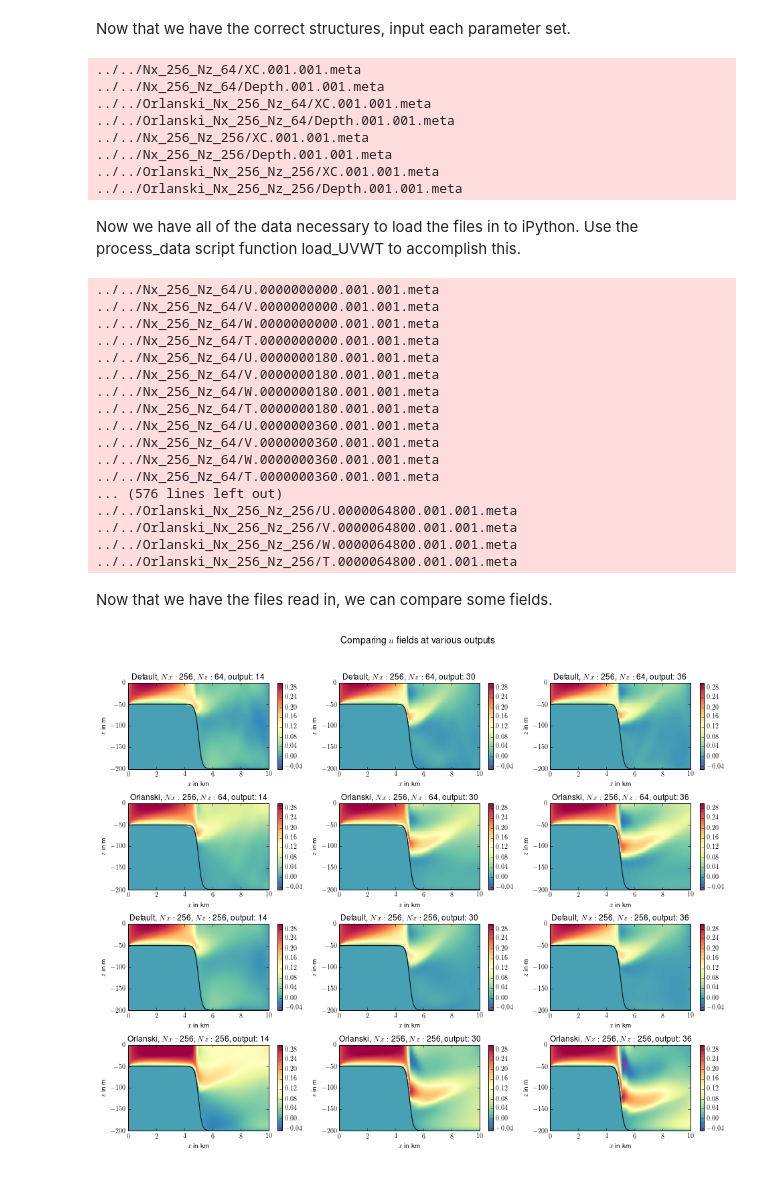
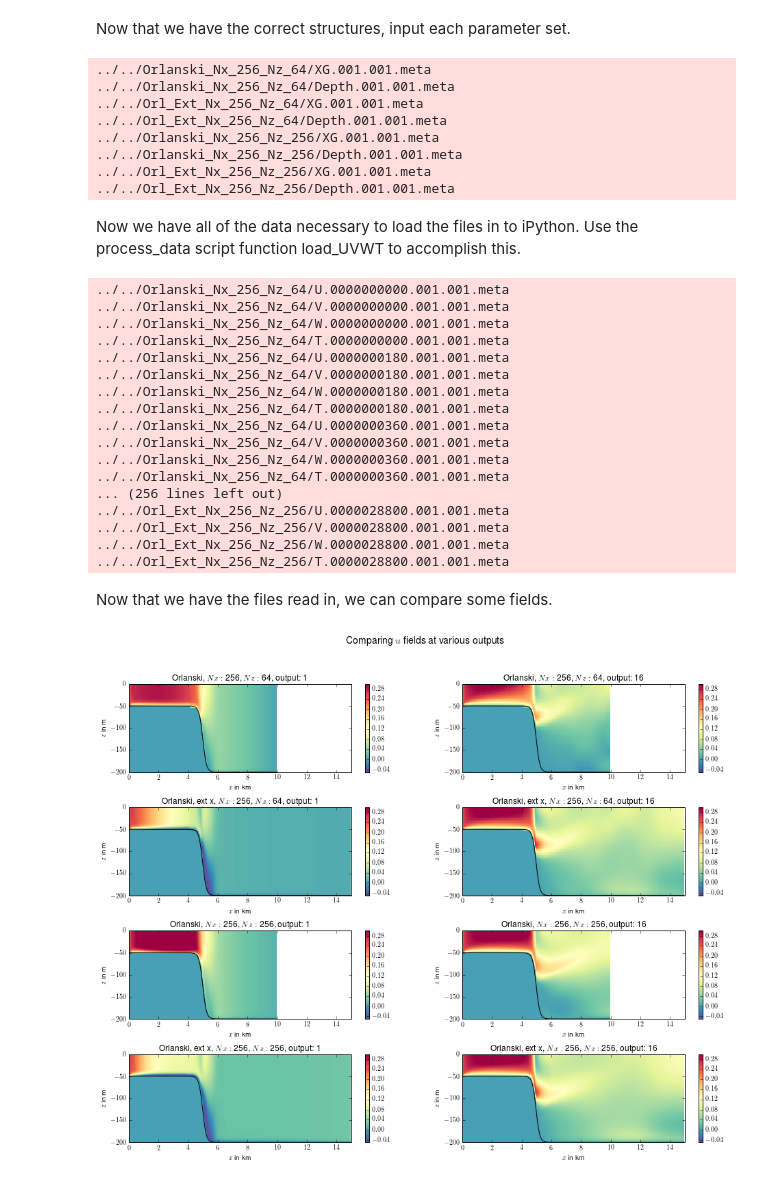
Before and after one commit to UBC-MOAD/flow_separation, a Jupyter notebook: notebooks_2D_runs/compare_simulations.ipynb, the cells around one changed output. Saved outputs shown, nothing was run; the diff lists cells and outputs as text; code cells hidden in the pictures.

Commit message:
Updated notebooks for larger x domain runs, higher resolution runs with Orlanski conditions.

```diff
--- a/notebooks_2D_runs/compare_simulations.ipynb
+++ b/notebooks_2D_runs/compare_simulations.ipynb
@@ -49,20 +49,20 @@ _Nz[0] = 64; _Nz[1] = 64; _Nz[2] = 256; _Nz[3] = 256;
 _total_depth[0] = 200; _total_depth[1] = 200; _total_depth[2] = 200; _total_depth[3] = 200;
 
 # directories
-_dir[0] = '../../Nx_%d_Nz_%d' % (_Nx[0],_Nz[0]);
-_dir[1] = '../../Orlanski_Nx_%d_Nz_%d' % (_Nx[1],_Nz[1]);
-_dir[2] = '../../Nx_%d_Nz_%d' % (_Nx[2],_Nz[2]);
-_dir[3] = '../../Orlanski_Nx_%d_Nz_%d' % (_Nx[3],_Nz[3]);
+_dir[0] = '../../Orlanski_Nx_%d_Nz_%d' % (_Nx[0],_Nz[0]);
+_dir[1] = '../../Orl_Ext_Nx_%d_Nz_%d' % (_Nx[1],_Nz[1]);
+_dir[2] = '../../Orlanski_Nx_%d_Nz_%d' % (_Nx[2],_Nz[2]);
+_dir[3] = '../../Orl_Ext_Nx_%d_Nz_%d' % (_Nx[3],_Nz[3]);
 
 # used for titling plots
-_title[0] = r'Default, $Nx:$ %d, $Nz:$ %d' % (_Nx[0],_Nz[0])
-_title[1] = r'Orlanski, $Nx:$ %d, $Nz:$ %d' % (_Nx[1],_Nz[1])
-_title[2] = r'Default, $Nx:$ %d, $Nz:$ %d' % (_Nx[2],_Nz[2])
-_title[3] = r'Orlanski, $Nx:$ %d, $Nz:$ %d' % (_Nx[3],_Nz[3])
+_title[0] = r'Orlanski, $Nx:$ %d, $Nz:$ %d' % (_Nx[0],_Nz[0])
+_title[1] = r'Orlanski, ext x, $Nx:$ %d, $Nz:$ %d' % (_Nx[1],_Nz[1])
+_title[2] = r'Orlanski, $Nx:$ %d, $Nz:$ %d' % (_Nx[2],_Nz[2])
+_title[3] = r'Orlanski, ext x, $Nx:$ %d, $Nz:$ %d' % (_Nx[3],_Nz[3])
 
 # loop through and read/generate the x and z coordinate arrays
 for _ii in range(0,_Ncomps):
-    _x[_ii] = rdmds(_dir[_ii]+'/XC');
+    _x[_ii] = rdmds(_dir[_ii]+'/XG');
     _z[_ii] = np.linspace(-_total_depth[_ii],0,_Nz[_ii]);
     _z[_ii] = _z[_ii][::-1];
     _depth[_ii] = np.squeeze(rdmds(_dir[_ii]+'/Depth'));
@@ -70,16 +70,16 @@ for _ii in range(0,_Ncomps):
 # timestepping parameters RLI: load from data file? probably unnecessary
 _dt[0] = 10; _dt[1] = 10; _dt[2] = 1; _dt[3] = 1;
 _output_dt = 1800;
-_final_t = 64800+_output_dt;
+_final_t = 28800+_output_dt;
 # %% [output]
-../../Nx_256_Nz_64/XC.001.001.meta
-../../Nx_256_Nz_64/Depth.001.001.meta
-../../Orlanski_Nx_256_Nz_64/XC.001.001.meta
+../../Orlanski_Nx_256_Nz_64/XG.001.001.meta
 ../../Orlanski_Nx_256_Nz_64/Depth.001.001.meta
-../../Nx_256_Nz_256/XC.001.001.meta
-../../Nx_256_Nz_256/Depth.001.001.meta
-../../Orlanski_Nx_256_Nz_256/XC.001.001.meta
+../../Orl_Ext_Nx_256_Nz_64/XG.001.001.meta
+../../Orl_Ext_Nx_256_Nz_64/Depth.001.001.meta
+../../Orlanski_Nx_256_Nz_256/XG.001.001.meta
 ../../Orlanski_Nx_256_Nz_256/Depth.001.001.meta
+../../Orl_Ext_Nx_256_Nz_256/XG.001.001.meta
+../../Orl_Ext_Nx_256_Nz_256/Depth.001.001.meta
 # %% [markdown]
 Now we have all of the data necessary to load the files in to iPython. Use the process_data script function load_UVWT to accomplish this.
 # %%
@@ -89,55 +89,56 @@ for _ii in range(0,_Ncomps):
     _out_files[_ii] = np.arange(0,_final_t/_dt[_ii],_output_dt/_dt[_ii]);
     [_U[_ii],_V[_ii],_W[_ii],_T[_ii]] = pd.load_UVWT(_Nx[_ii],_Nz[_ii],_dir[_ii],_out_files[_ii]);
 # %% [output]
-../../Nx_256_Nz_64/U.0000000000.001.001.meta
-../../Nx_256_Nz_64/V.0000000000.001.001.meta
-../../Nx_256_Nz_64/W.0000000000.001.001.meta
-../../Nx_256_Nz_64/T.0000000000.001.001.meta
-../../Nx_256_Nz_64/U.0000000180.001.001.meta
-../../Nx_256_Nz_64/V.0000000180.001.001.meta
-../../Nx_256_Nz_64/W.0000000180.001.001.meta
-../../Nx_256_Nz_64/T.0000000180.001.001.meta
-../../Nx_256_Nz_64/U.0000000360.001.001.meta
-../../Nx_256_Nz_64/V.0000000360.001.001.meta
-../../Nx_256_Nz_64/W.0000000360.001.001.meta
-../../Nx_256_Nz_64/T.0000000360.001.001.meta
-... (576 lines left out)
-../../Orlanski_Nx_256_Nz_256/U.0000064800.001.001.meta
-../../Orlanski_Nx_256_Nz_256/V.0000064800.001.001.meta
-../../Orlanski_Nx_256_Nz_256/W.0000064800.001.001.meta
-../../Orlanski_Nx_256_Nz_256/T.0000064800.001.001.meta
+../../Orlanski_Nx_256_Nz_64/U.0000000000.001.001.meta
+../../Orlanski_Nx_256_Nz_64/V.0000000000.001.001.meta
+../../Orlanski_Nx_256_Nz_64/W.0000000000.001.001.meta
+../../Orlanski_Nx_256_Nz_64/T.0000000000.001.001.meta
+../../Orlanski_Nx_256_Nz_64/U.0000000180.001.001.meta
+../../Orlanski_Nx_256_Nz_64/V.0000000180.001.001.meta
+../../Orlanski_Nx_256_Nz_64/W.0000000180.001.001.meta
+../../Orlanski_Nx_256_Nz_64/T.0000000180.001.001.meta
+../../Orlanski_Nx_256_Nz_64/U.0000000360.001.001.meta
+../../Orlanski_Nx_256_Nz_64/V.0000000360.001.001.meta
+../../Orlanski_Nx_256_Nz_64/W.0000000360.001.001.meta
+../../Orlanski_Nx_256_Nz_64/T.0000000360.001.001.meta
+... (256 lines left out)
+../../Orl_Ext_Nx_256_Nz_256/U.0000028800.001.001.meta
+../../Orl_Ext_Nx_256_Nz_256/V.0000028800.001.001.meta
+../../Orl_Ext_Nx_256_Nz_256/W.0000028800.001.001.meta
+../../Orl_Ext_Nx_256_Nz_256/T.0000028800.001.001.meta
 # %% [markdown]
 Now that we have the files read in, we can compare some fields.
 # %%
 _fig = plt.figure(); # RLI: line unused, why is it here?
 
 plt.clf();
 
-_outs = [14,30,len(_out_files[0])-1]; # set the outputs to compare --- can be variable length
+_outs = [1,len(_out_files[0])-1]; # set the outputs to compare --- can be variable length
 
 # plot each subplot
 _itr = 1;
 for _ii in range(0,_Ncomps):
     for _jj,_out in enumerate(_outs):
         plt.subplot(_Ncomps,len(_outs),_itr);
         plt.pcolor(_x[_ii]/1000,_z[_ii],np.squeeze(_U[_ii][:,:,_out]),cmap='Spectral_r');
         plt.colorbar();
         plt.clim((-0.05, 0.3));
         plt.plot(np.squeeze(_x[_ii])/1000,-_depth[_ii],'-k')
         plt.xlabel(r'$x$ in km')
         plt.ylabel(r'$z$ in m')
+        plt.xlim((0,15))
         plt.ylim((-_total_depth[_ii],0))
         plt.title(_title[_ii]+', output: '+str(_out));
         _itr = _itr+1;
 
 # set the total plot title RLI: change size?
 plt.suptitle(r'Comparing $u$ fields at various outputs', fontsize=14, fontweight='bold')
 
 _fig.subplots_adjust(hspace=0.4,wspace=0.2);
 
 plt.show();
 # %% [output]
-[figure, old version]
+[figure, new version]
 # %%
 _fig = plt.figure(); # RLI: line unused, why is it here?
 
```
Also changed, not shown: parts of 7 cells of this notebook, 1 other file.
